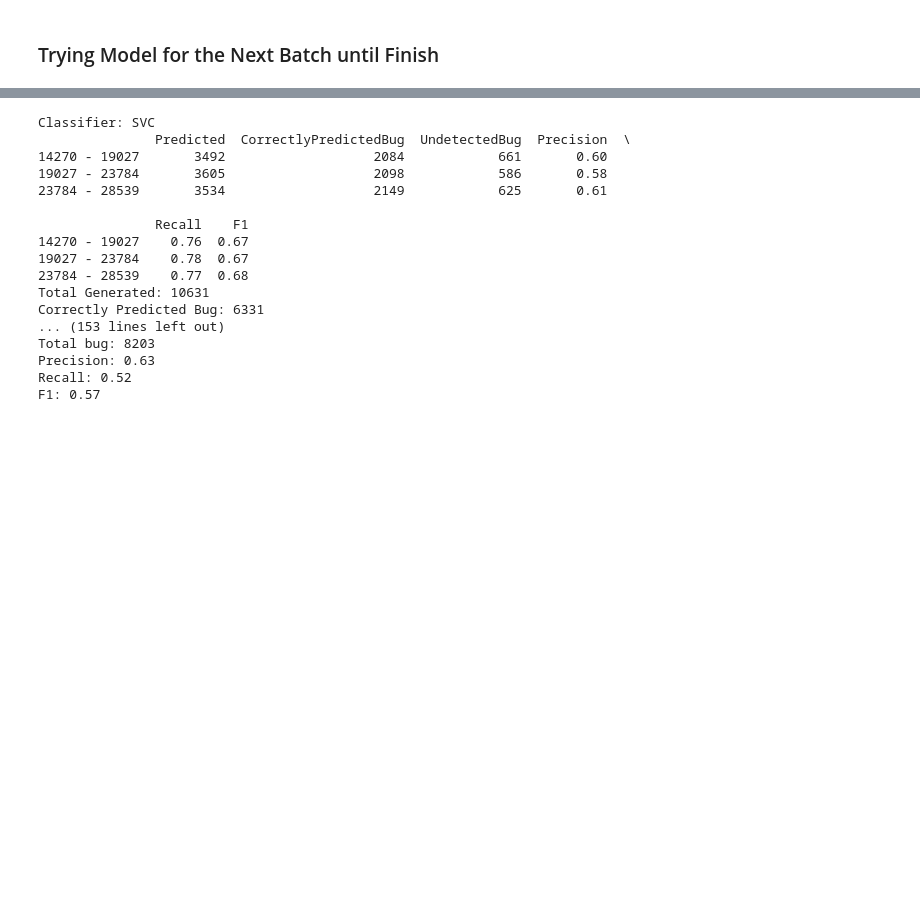
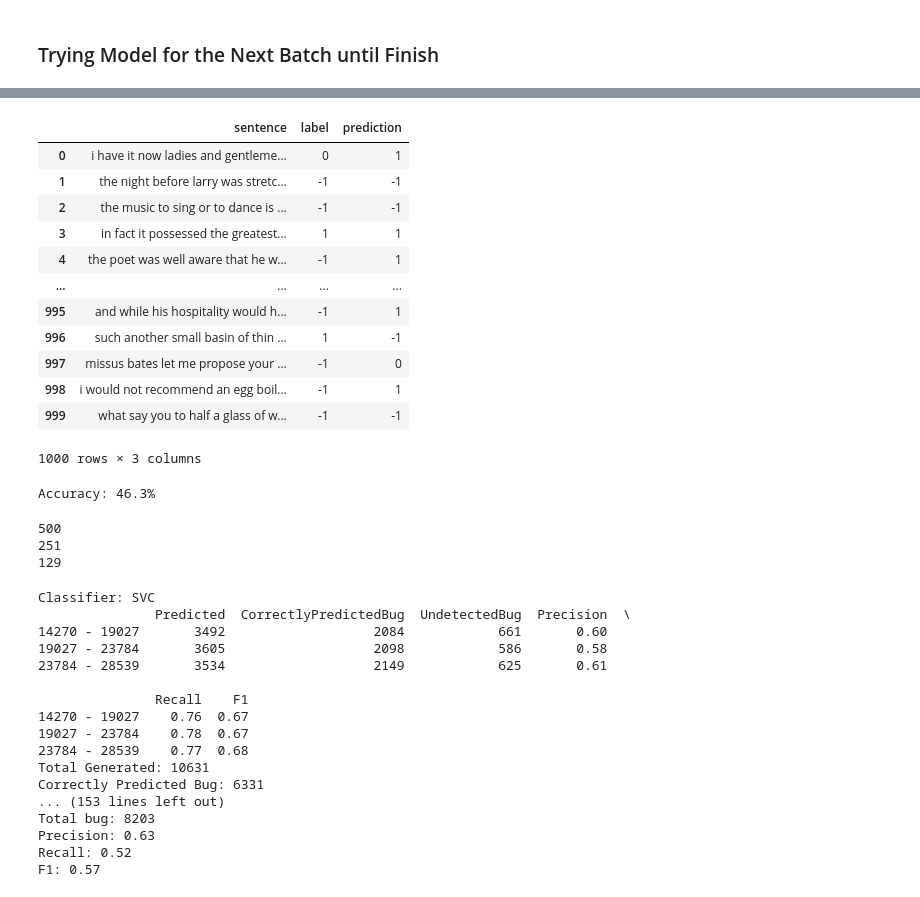
Before and after one commit to soarsmu/CrossASR, a Jupyter notebook: guided_system_count_vec.ipynb, the cells around one changed output, grey strips where cells are left out. Cells and saved outputs as stored; diff of their text form; code cells hidden in the pictures; blank space fills up the shorter version.

```diff
--- a/guided_system_count_vec.ipynb
+++ b/guided_system_count_vec.ipynb
@@ -257,0 +199,7 @@ def intersection(lst1, lst2):
+# %%
+features = {}
+labels = {}
+for k,v in df.items() :
+    data = utils.resampleToFixNumber(v, RESAMPLE_SIZE)
+    features[k] = extract_feature(data["sentence"])
+    labels[k] = data["label"]
@@ -257,0 +208,8 @@ def intersection(lst1, lst2):
+# %%
+for clf_name, clf in clfs.items() :
+    accuracy = []
+    for k,v in df.items() :
+        acc = evaluate_features(features[k], labels[k], clf)
+        accuracy.append(acc)
+
+    print('Average accuracy %s: %.2f' % (clf_name, np.mean(accuracy)))
@@ -257,0 +238,9 @@ def intersection(lst1, lst2):
+# %%
+clfs = {'DT': dtc, 'LR': lrc, 'RF': rfc, 'AdaBoost': abc, 'BgC': bc, 'ETC': etc, 'XGB': xgb }
+for clf_name, clf in clfs.items() :
+    accuracy = []
+    for k,v in df.items() :
+        acc = evaluate_features(features[k], labels[k], clf)
+        accuracy.append(acc)
+
+    print('Average accuracy %s: %.2f' % (clf_name, np.mean(accuracy)))
@@ -275,8 +346,8 @@ for k,v in df.items() :
 models = {}
 # selected_clfs = ["SVC", "KN", "NB", "DT", "LR", "RF", "AdaBoost", "BgC", "ETC", "XGB"]
 # selected_clfs = ["SVC", "KN", "NB", "DT", "LR", "AdaBoost", "XGB"]
-# selected_clfs = ["LR"]
-selected_clfs = ["SVC", "KN", "DT", "LR", "RF", "AdaBoost", "ETC"]
+selected_clfs = ["NB"]
+# selected_clfs = ["SVC", "KN", "DT", "LR", "RF", "AdaBoost", "ETC"]
 for k in selected_clfs :
     per_sr_model = {}
     for key_sr in features.keys() :
@@ -428,3 +482,34 @@ F1: 0.55
+# %%
+df_per_batch[DEEPSPEECH]
+# %% [output]
+|  | sentence | label | prediction |
+| 0 | i have it now ladies and gentleme... | 0 | 1 |
+| 1 | the night before larry was stretc... | -1 | -1 |
+| 2 | the music to sing or to dance is ... | -1 | -1 |
+| 3 | in fact it possessed the greatest... | 1 | 1 |
+| 4 | the poet was well aware that he w... | -1 | 1 |
+| ... | ... | ... | ... |
+| 995 | and while his hospitality would h... | -1 | 1 |
+| 996 | such another small basin of thin ... | 1 | -1 |
+| 997 | missus bates let me propose your ... | -1 | 0 |
+| 998 | i would not recommend an egg boil... | -1 | 1 |
+| 999 | what say you to half a glass of w... | -1 | -1 |
+1000 rows × 3 columns
+# %%
+from sklearn.metrics import accuracy_score
+
+accuracy = accuracy_score(df_per_batch[DEEPSPEECH]["label"], df_per_batch[DEEPSPEECH]["prediction"])
+print("Accuracy: %0.1f%% " % (accuracy * 100))
+# %% [output]
+Accuracy: 46.3%
+# %%
+print(len(predicted_fail_test_case))
+print(len(actual_fail_test_case))
+print(len(utils.intersection(actual_fail_test_case, predicted_fail_test_case)))
+# %% [output]
+500
+251
+129
 # %%
 x = 0
 while x < 3 :
```
Also changed, not shown: parts of 23 cells of this notebook, 3 other files.
